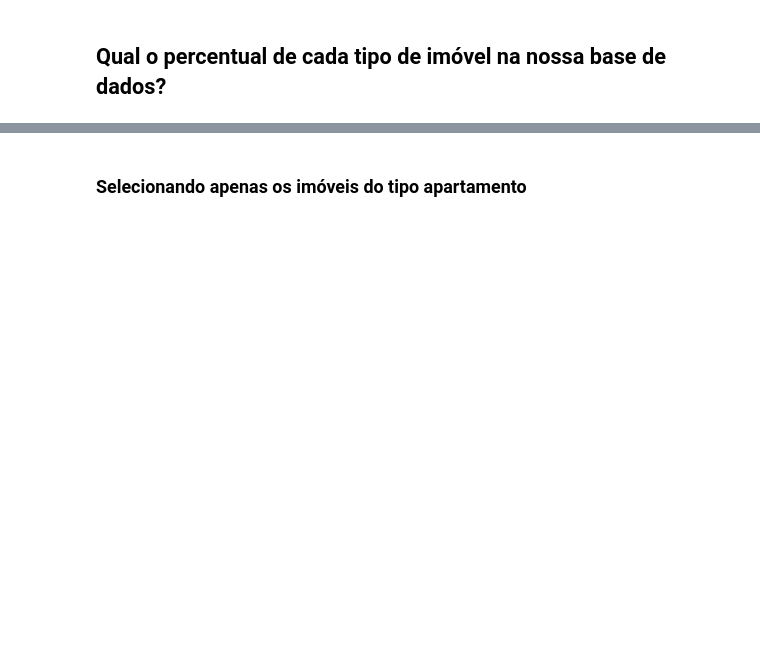
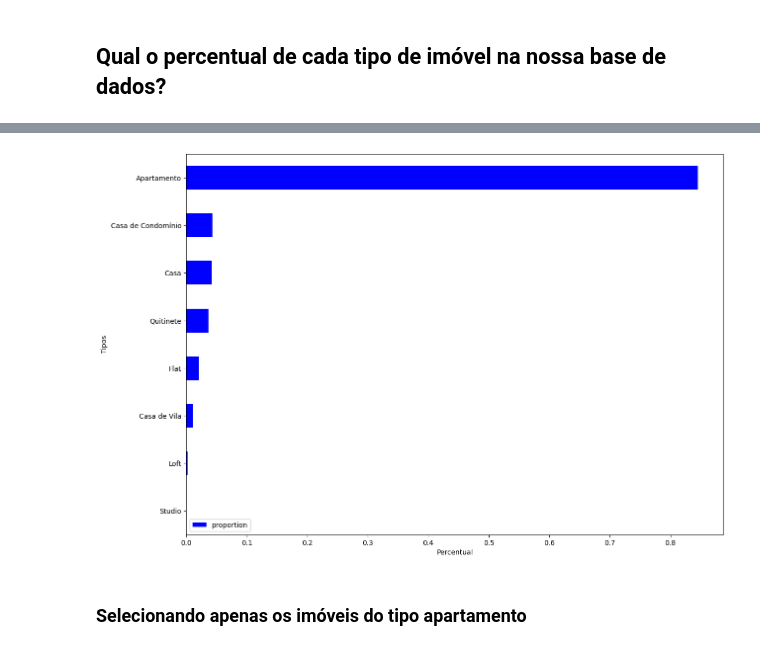
Before and after one commit to gustavol3ma/Meu_projetos_Pandas, a Jupyter notebook: notebook_inicial.ipynb, the cells around one changed output, grey strips where cells are left out. Saved outputs shown, nothing was run; the diff lists cells and outputs as text; code cells hidden in the pictures; blank space fills up the shorter version.

```diff
--- a/notebook_inicial.ipynb
+++ b/notebook_inicial.ipynb
@@ -245,2 +355,7 @@ df_preco_tipo.plot(kind = 'barh', figsize=(14,10),color = 'blue');
+# %%
+df_percentual_tipo = df.Tipo.value_counts(normalize=True).to_frame().sort_values('proportion')
+df_percentual_tipo.plot(kind = 'barh', figsize=(14,10),color = 'blue',xlabel = 'Percentual' , ylabel= 'Tipos');
+# %% [output]
+[figure, added]
 # %% [markdown]
 ### **Selecionando apenas os imóveis do tipo apartamento**
```
Also changed, not shown: parts of 16 cells of this notebook.
